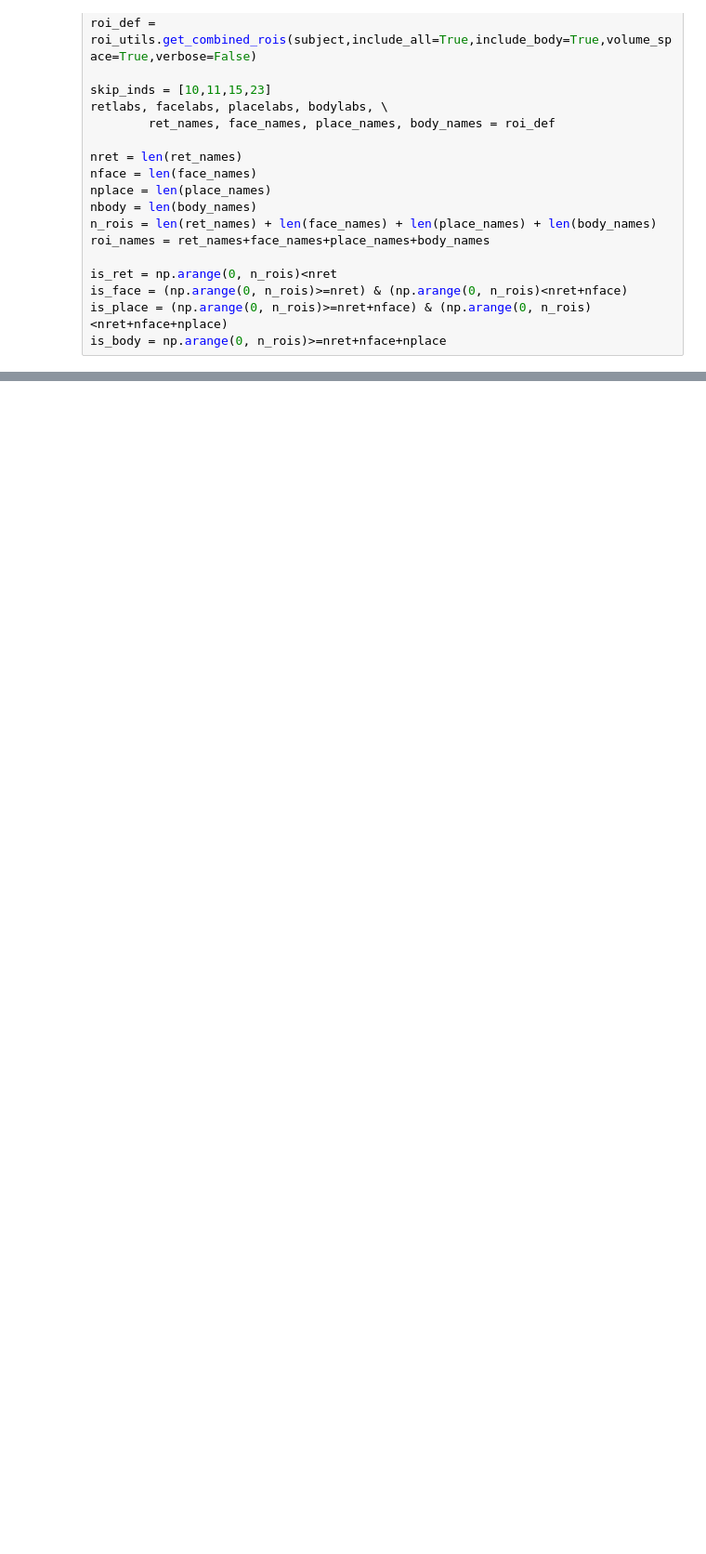
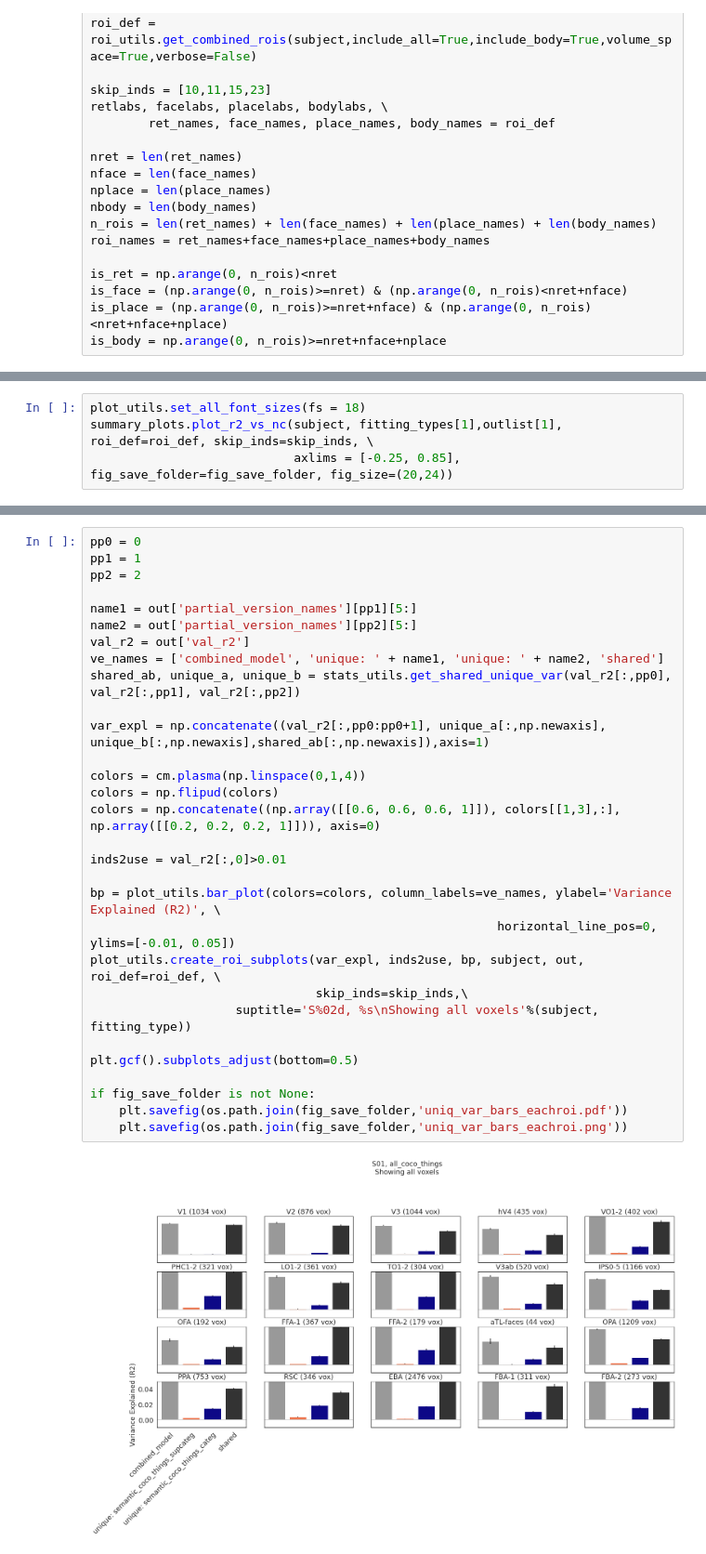
Before and after one commit to mmhenderson/modfit, a Jupyter notebook: notebooks/plot_encoding_model_fits/plot_semantic_model.ipynb, the cells around one changed output, grey strips where cells are left out. Shown at 93% size. Saved outputs shown, nothing was run; the diff lists cells and outputs as text; blank space fills up the shorter version.

```diff
--- a/notebooks/plot_encoding_model_fits/plot_semantic_model.ipynb
+++ b/notebooks/plot_encoding_model_fits/plot_semantic_model.ipynb
@@ -80,0 +90,4 @@ summary_plots.plot_r2_vs_nc(subject, fitting_types[0],outlist[0], roi_def=roi_de
+# %%
+plot_utils.set_all_font_sizes(fs = 18)
+summary_plots.plot_r2_vs_nc(subject, fitting_types[1],outlist[1], roi_def=roi_def, skip_inds=skip_inds, \
+                            axlims = [-0.25, 0.85], fig_save_folder=fig_save_folder, fig_size=(20,24))
@@ -81,3 +96,35 @@ summary_plots.plot_r2_vs_nc(subject, fitting_types[0],outlist[0], roi_def=roi_de
+# %%
+pp0 = 0
+pp1 = 1
+pp2 = 2
+
+name1 = out['partial_version_names'][pp1][5:]
+name2 = out['partial_version_names'][pp2][5:]
+val_r2 = out['val_r2']
+ve_names = ['combined_model', 'unique: ' + name1, 'unique: ' + name2, 'shared']
+shared_ab, unique_a, unique_b = stats_utils.get_shared_unique_var(val_r2[:,pp0], val_r2[:,pp1], val_r2[:,pp2])
+
+var_expl = np.concatenate((val_r2[:,pp0:pp0+1], unique_a[:,np.newaxis], unique_b[:,np.newaxis],shared_ab[:,np.newaxis]),axis=1)
+
+colors = cm.plasma(np.linspace(0,1,4))
+colors = np.flipud(colors)
+colors = np.concatenate((np.array([[0.6, 0.6, 0.6, 1]]), colors[[1,3],:], np.array([[0.2, 0.2, 0.2, 1]])), axis=0)
+
+inds2use = val_r2[:,0]>0.01
+
+bp = plot_utils.bar_plot(colors=colors, column_labels=ve_names, ylabel='Variance Explained (R2)', \
+                                                        horizontal_line_pos=0, ylims=[-0.01, 0.05])
+plot_utils.create_roi_subplots(var_expl, inds2use, bp, subject, out, roi_def=roi_def, \
+                               skip_inds=skip_inds,\
+                    suptitle='S%02d, %s\nShowing all voxels'%(subject, fitting_type))
+
+plt.gcf().subplots_adjust(bottom=0.5)
+
+if fig_save_folder is not None:
+    plt.savefig(os.path.join(fig_save_folder,'uniq_var_bars_eachroi.pdf'))
+    plt.savefig(os.path.join(fig_save_folder,'uniq_var_bars_eachroi.png'))
+# %% [output]
+[figure, added]
 # %%
 # Make plots in pycortex
 
```
Also changed, not shown: parts of 5 cells of this notebook, 4 other files.
